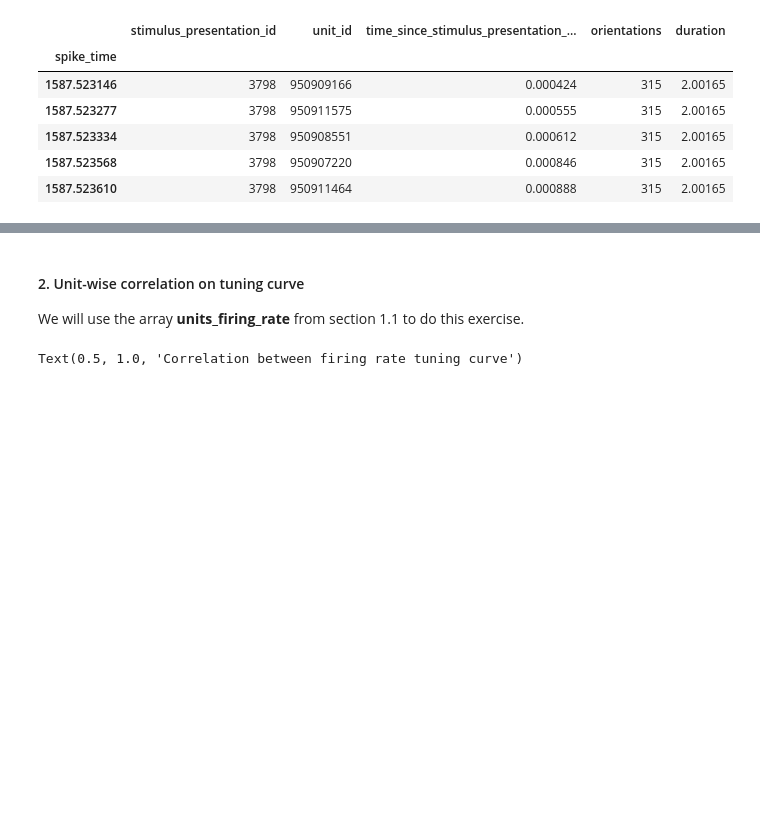
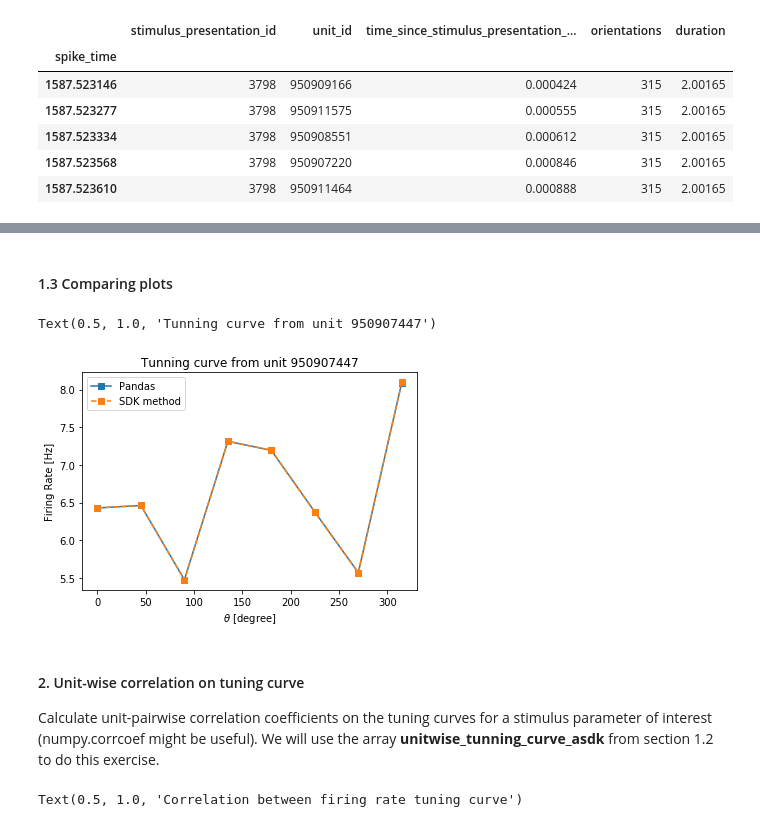
Before and after one commit to ViniciusLima94/allen-dataset, a Jupyter notebook: notebooks/1. Exploring the dataset.ipynb, the cells around one changed output, grey strips where cells are left out. Cells and saved outputs as stored; diff of their text form; code cells hidden in the pictures; blank space fills up the shorter version.

```diff
--- a/notebooks/1. Exploring the dataset.ipynb
+++ b/notebooks/1. Exploring the dataset.ipynb
@@ -504,0 +465,5 @@ plt.plot(unique_or, tuning_curve[u_id]['f_mean'], 's-')
+# %%
+stats = session.conditionwise_spike_statistics(ids, session.units.index.values, use_rates=True)
+# %%
+# Reset index
+stats.reset_index(inplace=True)
@@ -505,4 +486,31 @@ plt.plot(unique_or, tuning_curve[u_id]['f_mean'], 's-')
+# %%
+ori = []
+for scid in stats.stimulus_condition_id.values:
+    ori.append( cid_to_or[scid] )
+
+stats['orientations'] = ori
+
+tunning_curves_asdk = stats.groupby(['unit_id', 'orientations'])['spike_mean'].apply(np.mean)
+# %%
+# Saving to numpy array
+unitwise_tunning_curve_asdk = np.zeros([len(session.units), len(unique_or)])
+for i in tqdm( range(len(session.units)) ):
+    i_0 = unit_to_id[session.units.index.values[i]]
+    unitwise_tunning_curve_asdk[i_0,:] = tunning_curves_asdk.loc[session.units.index.values[i]].values
+# %% [markdown]
+#### 1.3 Comparing plots
+# %%
+i = np.random.randint(0, len(session.units))
+plt.plot(unique_or, unitwise_tunning_curve[i], 's-', label = 'Pandas')
+plt.plot(unique_or, unitwise_tunning_curve_asdk[i], 's--', label = 'SDK method')
+plt.legend()
+plt.ylabel('Firing Rate [Hz]')
+plt.xlabel(r'$\theta$ [degree]')
+plt.title('Tunning curve from unit ' + str(session.units.index.values[i]))
+# %% [output]
+Text(0.5, 1.0, 'Tunning curve from unit 950907447')
+[figure, added]
 # %% [markdown]
 #### 2. Unit-wise correlation on tuning curve
 
-We will use the array __units_firing_rate__ from section 1.1 to do this exercise.
+Calculate unit-pairwise correlation coefficients on the tuning curves for a stimulus parameter of interest (numpy.corrcoef might be useful). We will use the array __unitwise_tunning_curve_asdk__ from section 1.2 to do this exercise.
```
Also changed, not shown: parts of 30 cells of this notebook.
